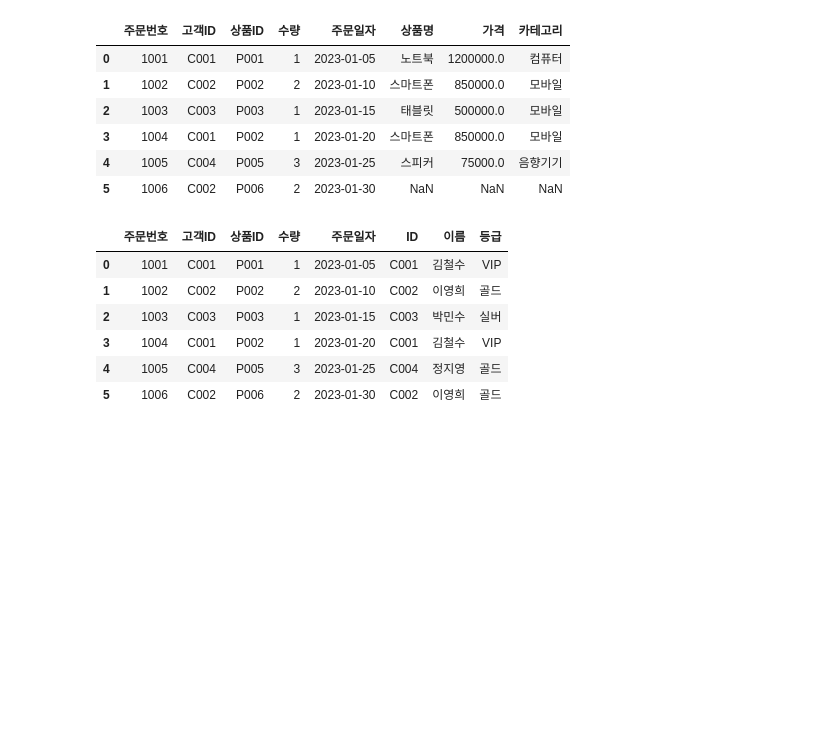
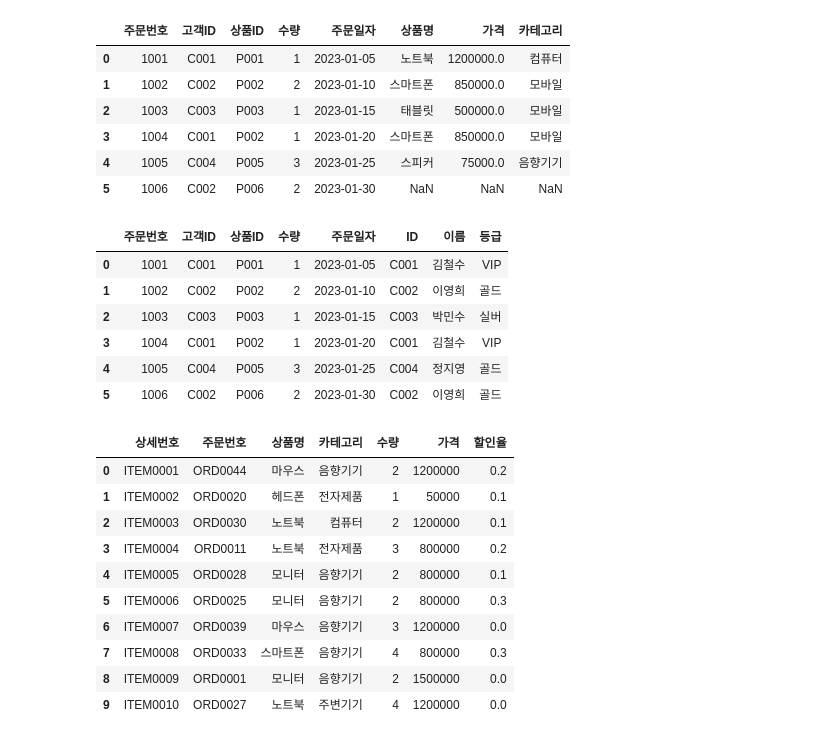
Before and after one commit to semistone97/TIL, a Jupyter notebook: data analysis/02_pandas2.ipynb, the cells around one changed output. Cells and saved outputs as stored; diff of their text form; code cells hidden in the pictures; blank space fills up the shorter version.

```diff
--- a/data analysis/02_pandas2.ipynb
+++ b/data analysis/02_pandas2.ipynb
@@ -690,3 +694,17 @@ satisfaction = pd.DataFrame({
     '리뷰': np.random.choice(['긍정', '중립', '부정'], 30, p=[0.6, 0.3, 0.1]),
     '리뷰일자': pd.date_range('2023-01-15', periods=30, freq='3D')
 })
+# %%
+order_details.head(10)
+# %% [output]
+|  | 상세번호 | 주문번호 | 상품명 | 카테고리 | 수량 | 가격 | 할인율 |
+| 0 | ITEM0001 | ORD0044 | 마우스 | 음향기기 | 2 | 1200000 | 0.2 |
+| 1 | ITEM0002 | ORD0020 | 헤드폰 | 전자제품 | 1 | 50000 | 0.1 |
+| 2 | ITEM0003 | ORD0030 | 노트북 | 컴퓨터 | 2 | 1200000 | 0.1 |
+| 3 | ITEM0004 | ORD0011 | 노트북 | 전자제품 | 3 | 800000 | 0.2 |
+| 4 | ITEM0005 | ORD0028 | 모니터 | 음향기기 | 2 | 800000 | 0.1 |
+| 5 | ITEM0006 | ORD0025 | 모니터 | 음향기기 | 2 | 800000 | 0.3 |
+| 6 | ITEM0007 | ORD0039 | 마우스 | 음향기기 | 3 | 1200000 | 0.0 |
+| 7 | ITEM0008 | ORD0033 | 스마트폰 | 음향기기 | 4 | 800000 | 0.3 |
+| 8 | ITEM0009 | ORD0001 | 모니터 | 음향기기 | 2 | 1500000 | 0.0 |
+| 9 | ITEM0010 | ORD0027 | 노트북 | 주변기기 | 4 | 1200000 | 0.0 |
```
Also changed, not shown: parts of 28 cells of this notebook, 3 other files.
